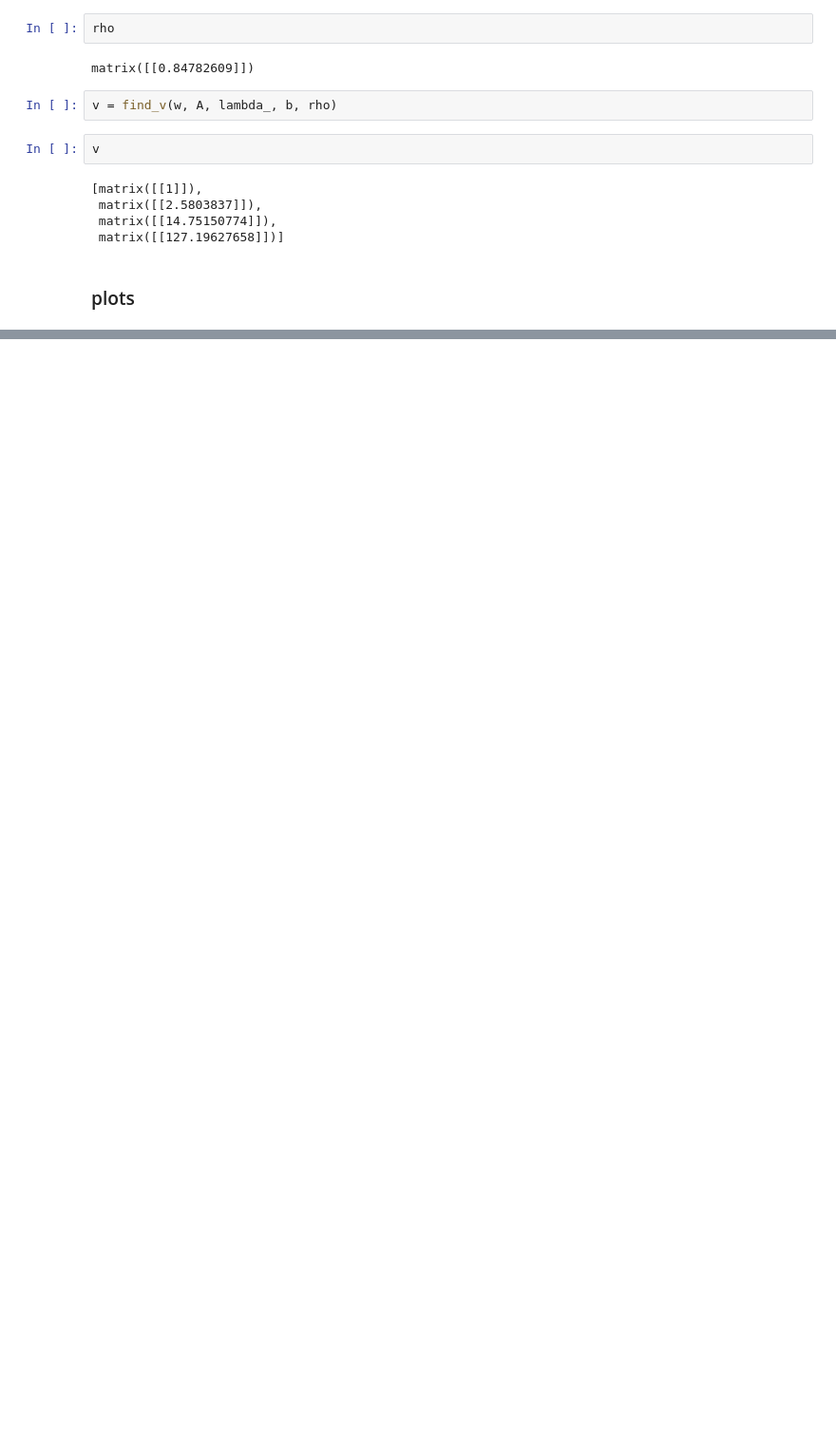
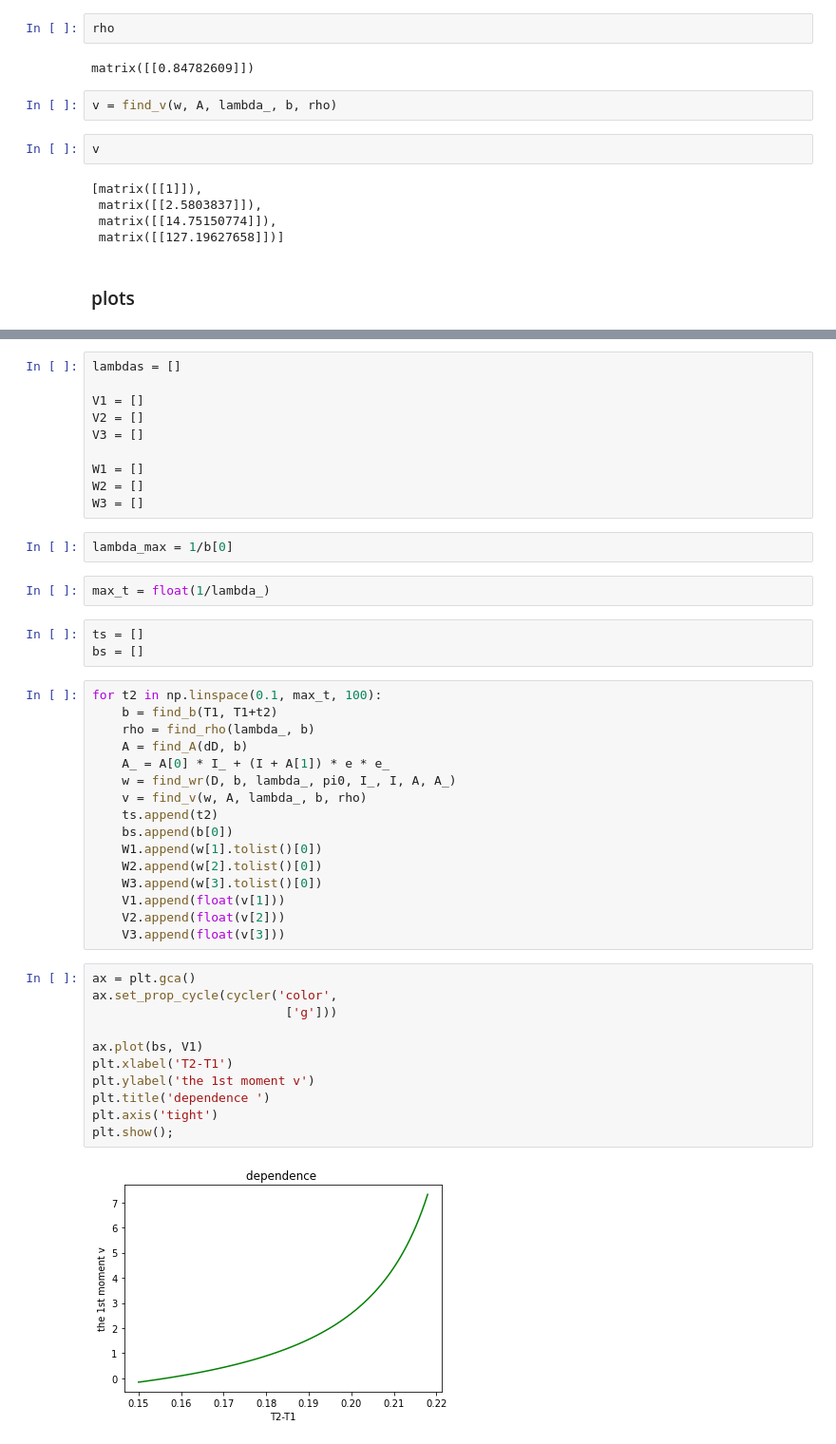
Before and after one commit to JanaLeshchanka/TMO, a Jupyter notebook: task1/moments.ipynb, the cells around one changed output, grey strips where cells are left out. Shown at 95% size. Drawn from its saved outputs; the diff is of its cells as text; blank space fills up the shorter version.

Commit message:
added plots

```diff
--- a/task1/moments.ipynb
+++ b/task1/moments.ipynb
@@ -237,0 +243,46 @@ v
+# %%
+lambdas = []
+
+V1 = []
+V2 = []
+V3 = []
+
+W1 = []
+W2 = []
+W3 = []
+# %%
+lambda_max = 1/b[0]
+# %%
+max_t = float(1/lambda_)
+# %%
+ts = []
+bs = []
+# %%
+for t2 in np.linspace(0.1, max_t, 100):
+    b = find_b(T1, T1+t2)
+    rho = find_rho(lambda_, b)
+    A = find_A(dD, b)
+    A_ = A[0] * I_ + (I + A[1]) * e * e_
+    w = find_wr(D, b, lambda_, pi0, I_, I, A, A_)
+    v = find_v(w, A, lambda_, b, rho)
+    ts.append(t2)
+    bs.append(b[0])
+    W1.append(w[1].tolist()[0])
+    W2.append(w[2].tolist()[0])
+    W3.append(w[3].tolist()[0])
+    V1.append(float(v[1]))
+    V2.append(float(v[2]))
+    V3.append(float(v[3]))
+# %%
+ax = plt.gca()
+ax.set_prop_cycle(cycler('color',
+                          ['g']))
+
+ax.plot(bs, V1)
+plt.xlabel('T2-T1')
+plt.ylabel('the 1st moment v')
+plt.title('dependence ')
+plt.axis('tight')
+plt.show();
+# %% [output]
+[figure, added]
```
Also changed, not shown: parts of 29 cells of this notebook.
